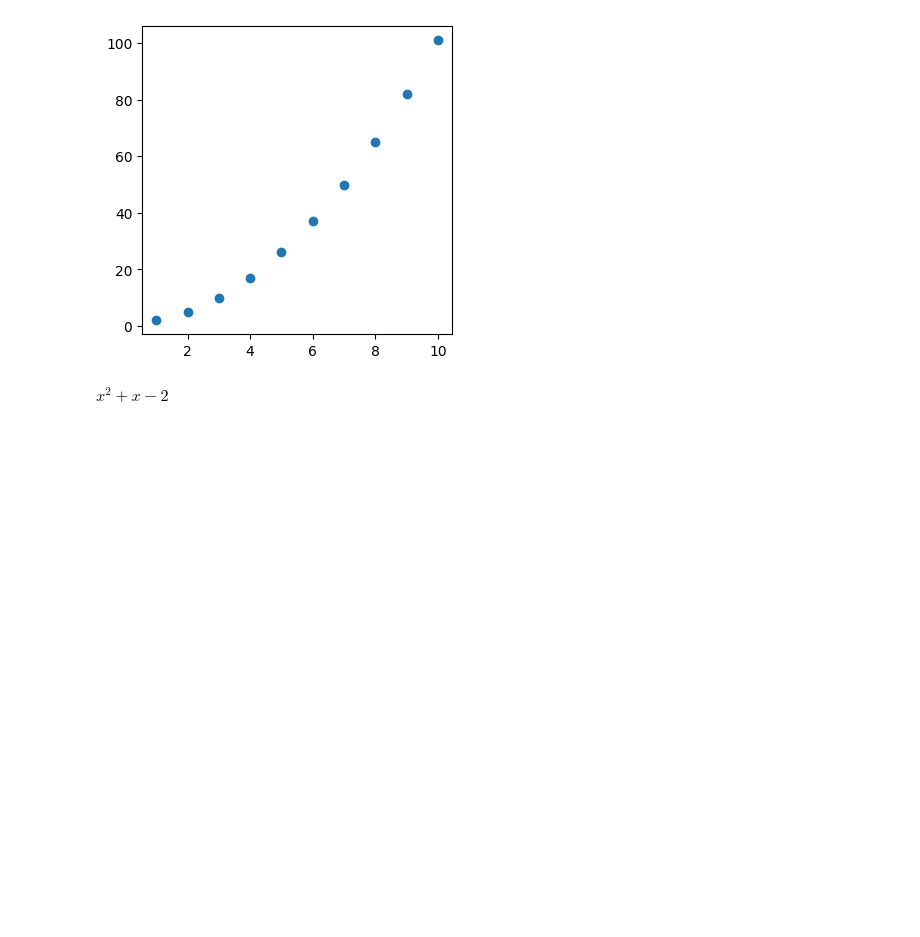
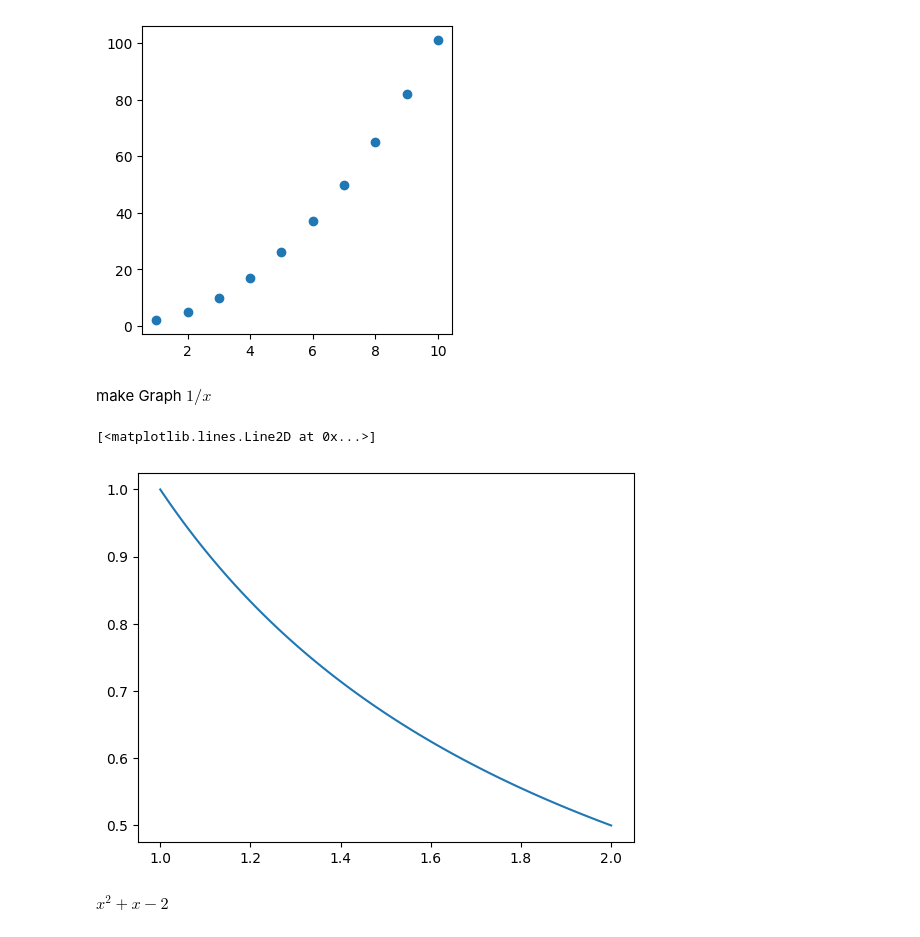
Before and after one commit to Arlan-Tengga/Project-Purcell, a Jupyter notebook: chapter_1.ipynb, the cells around one changed output. Drawn from its saved outputs; the diff is of its cells as text; code cells hidden in the pictures; blank space fills up the shorter version.

```diff
--- a/chapter_1.ipynb
+++ b/chapter_1.ipynb
@@ -17,6 +17,17 @@ plt.plot(x,y,'o')
 plt.show()
 # %% [output]
 [figure]
+# %% [markdown]
+make Graph $1/x$
+# %%
+def f(x):
+    return 1/x
+x = np.linspace(1,2,100)
+y = f(x)
+plt.plot(x,y)
+# %% [output]
+[<matplotlib.lines.Line2D at 0x...>]
+[figure, added]
 # %% [markdown]
 $x^2+x-2$
 # %%
```
Also changed, not shown: parts of 41 cells of this notebook, 2 other files.
